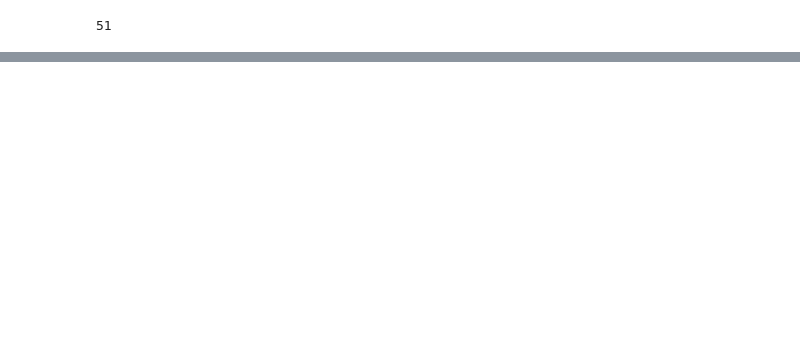
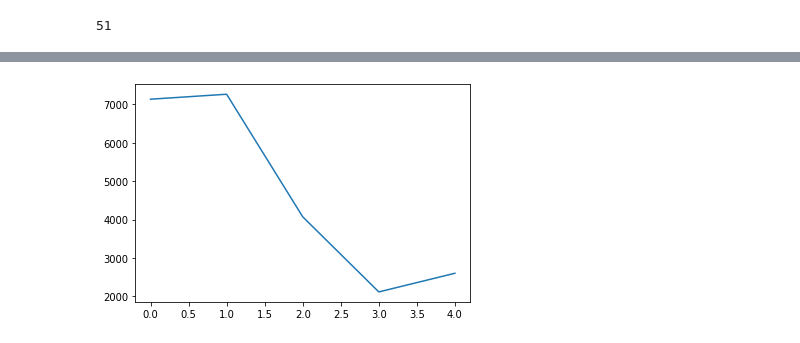
Before and after one commit to PalackyUniversity/nobel-model, a Jupyter notebook: main.ipynb, the cells around one changed output, grey strips where cells are left out. Saved outputs shown, nothing was run; the diff lists cells and outputs as text; code cells hidden in the pictures; blank space fills up the shorter version.

```diff
--- a/main.ipynb
+++ b/main.ipynb
@@ -294,0 +251,4 @@ Je 2021-01-31 a ve věkové skupině 80-100 vyberu    227 lidí s 1 dávkami z
+# %%
+plt.plot(np.diff(counts_marked));
+# %% [output]
+[figure, added]
```
Also changed, not shown: parts of 16 cells of this notebook.
